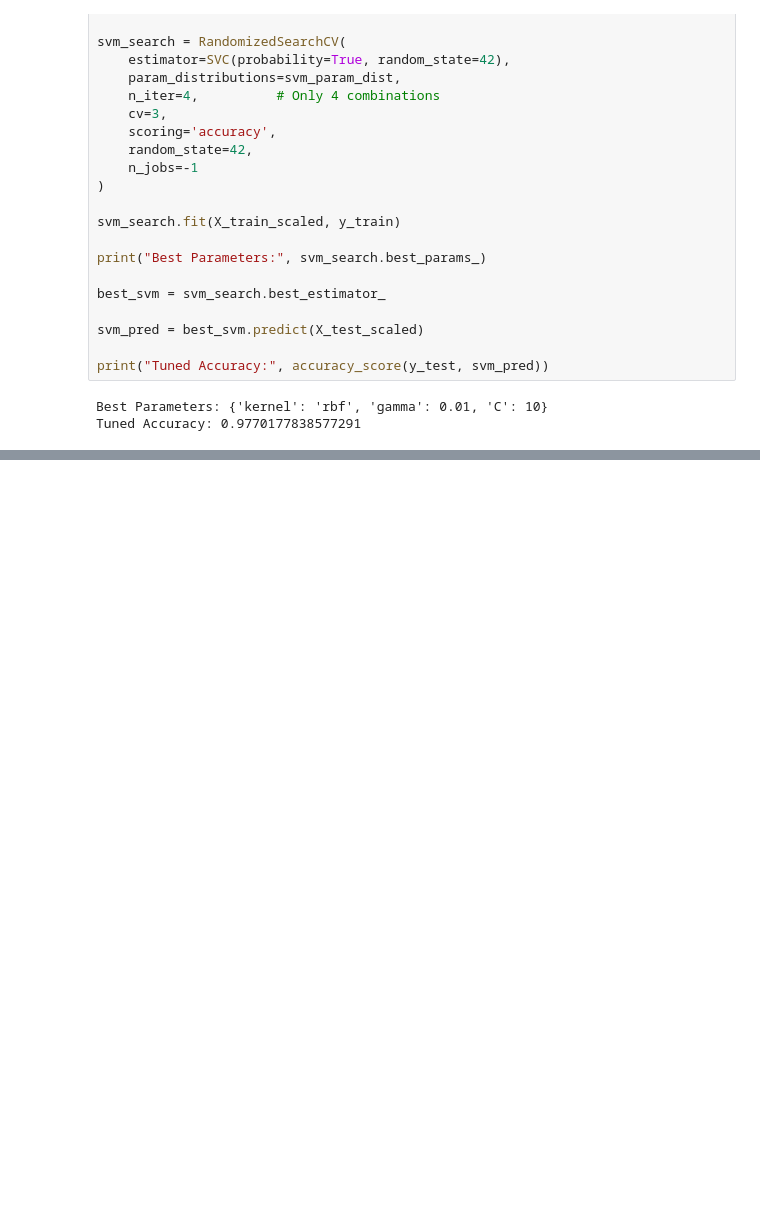
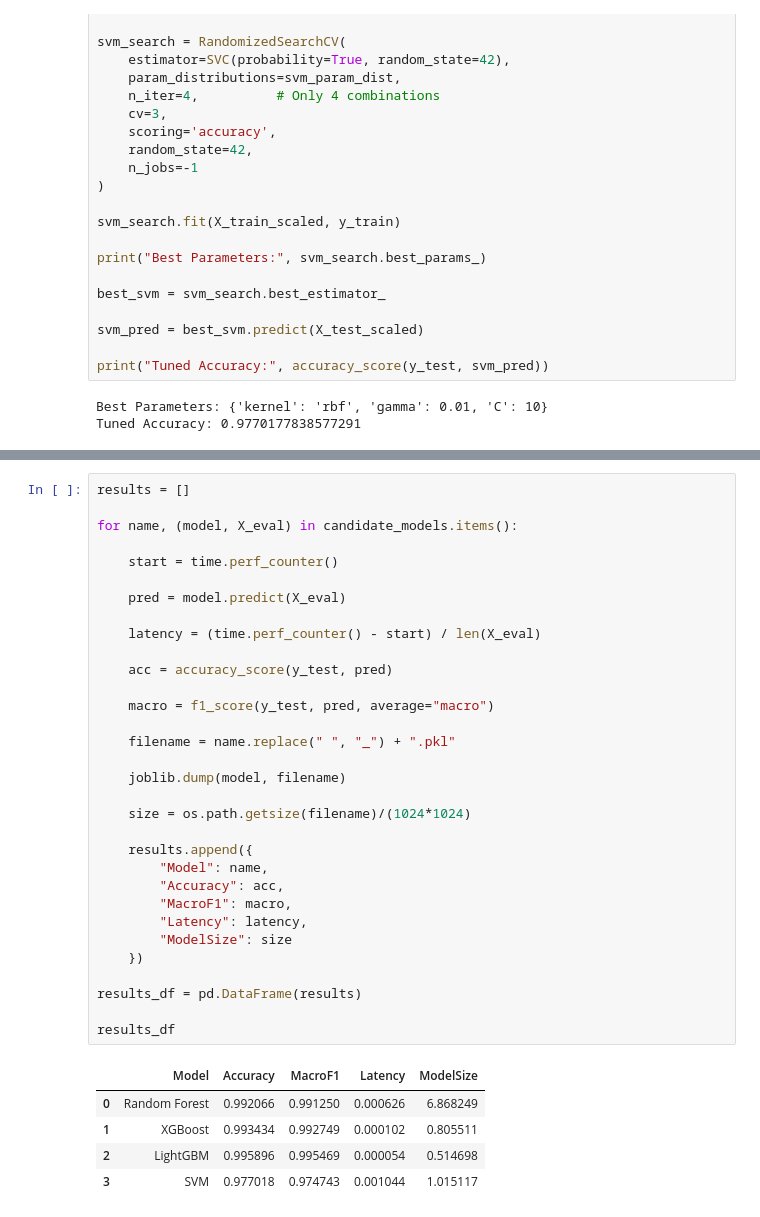
Before and after one commit to pranaykumarthakur/Research-IoT-IPS, a Jupyter notebook: corrected_with_SVM.ipynb, the cells around one changed output, grey strips where cells are left out. Cells and saved outputs as stored; diff of their text form; blank space fills up the shorter version.

```diff
--- a/corrected_with_SVM.ipynb
+++ b/corrected_with_SVM.ipynb
@@ -374,0 +388,38 @@ Tuned Accuracy: 0.9770177838577291
+# %%
+results = []
+
+for name, (model, X_eval) in candidate_models.items():
+
+    start = time.perf_counter()
+
+    pred = model.predict(X_eval)
+
+    latency = (time.perf_counter() - start) / len(X_eval)
+
+    acc = accuracy_score(y_test, pred)
+
+    macro = f1_score(y_test, pred, average="macro")
+
+    filename = name.replace(" ", "_") + ".pkl"
+
+    joblib.dump(model, filename)
+
+    size = os.path.getsize(filename)/(1024*1024)
+
+    results.append({
+        "Model": name,
+        "Accuracy": acc,
+        "MacroF1": macro,
+        "Latency": latency,
+        "ModelSize": size
+    })
+
+results_df = pd.DataFrame(results)
+
+results_df
+# %% [output]
+|  | Model | Accuracy | MacroF1 | Latency | ModelSize |
+| 0 | Random Forest | 0.992066 | 0.991250 | 0.000626 | 6.868249 |
+| 1 | XGBoost | 0.993434 | 0.992749 | 0.000102 | 0.805511 |
+| 2 | LightGBM | 0.995896 | 0.995469 | 0.000054 | 0.514698 |
+| 3 | SVM | 0.977018 | 0.974743 | 0.001044 | 1.015117 |
```
Also changed, not shown: parts of 4 cells of this notebook, 5 other files.
